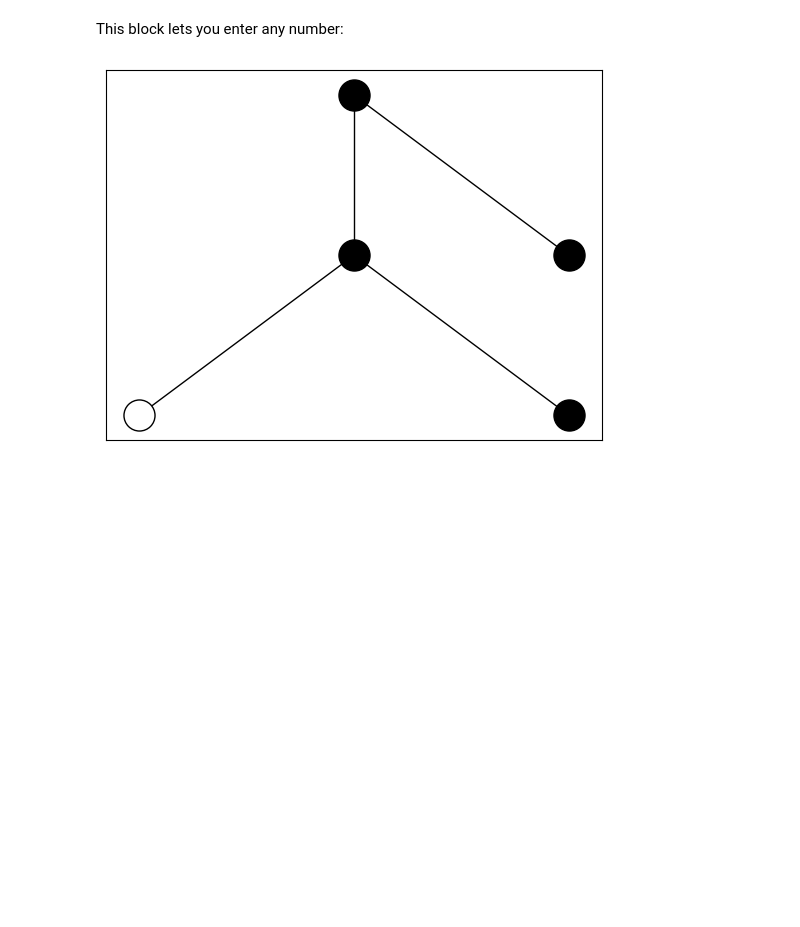
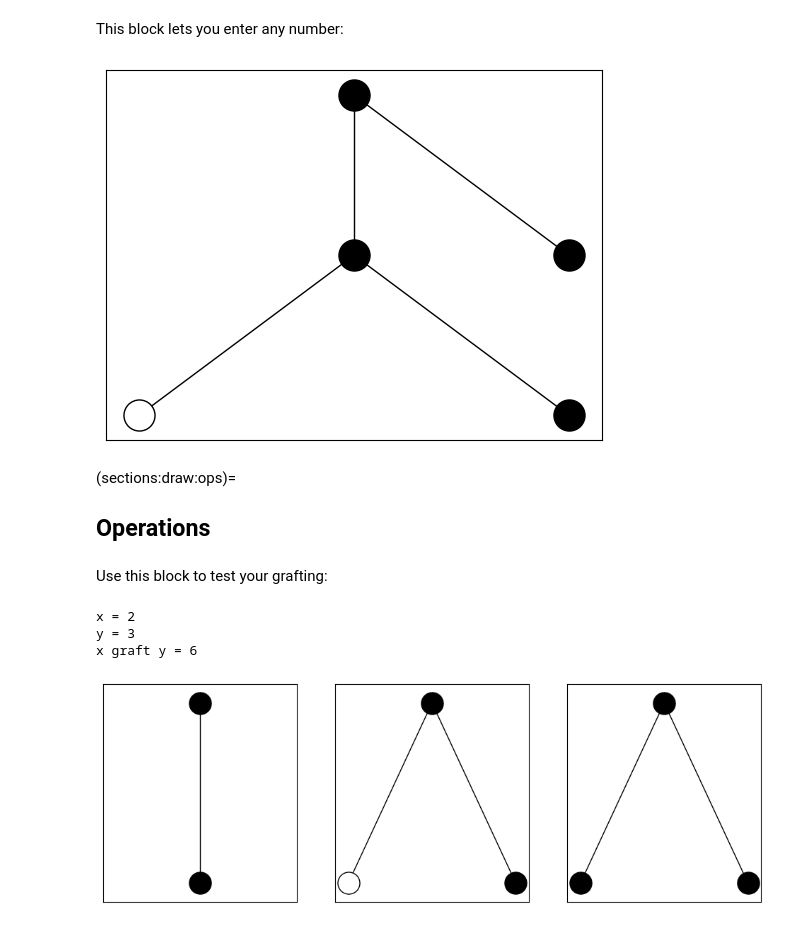
Before and after one commit to prodgang/bookofprimes, a Jupyter notebook: _sources/words/prod/draw.ipynb, the cells around one changed output. Saved outputs shown, nothing was run; the diff lists cells and outputs as text; code cells hidden in the pictures; blank space fills up the shorter version.

```diff
--- a/_sources/words/prod/draw.ipynb
+++ b/_sources/words/prod/draw.ipynb
@@ -68,6 +68,16 @@ def draw_tree(G, tree, pos=None, root_pos=(0, 0), ax=None):
 
     return root_label
 
+def p_to_d(ps):
+    assert type(ps) == tuple or ps == 0, ("bad input", ps)
+    if ps == 0: return 0
+
+    x = 1
+    for i, p in enumerate(ps):
+        x *= primes[i]**p_to_d(p)
+
+    return x
+
 def d_to_p(x):
     if x == 0: return 0
     if x == 1: return () # use tuples because can be hashed
@@ -114,3 +124,6 @@ n = 24
 d2tree(n)
 # %% [output]
 [figure]
+# %% [markdown]
+(sections:draw:ops)=
+## Operations
@@ -116,0 +209,12 @@ d2tree(n)
+# %% [markdown]
+Use this block to test your grafting:
+# %%
+# INSERT NUMBERS HERE
+x, y = 2,3
+
+draw_graft(x, y)
+# %% [output]
+x = 2
+y = 3
+x graft y = 6
+[figure, added]
```
Also changed, not shown: parts of 3 cells of this notebook, 31 other files.
